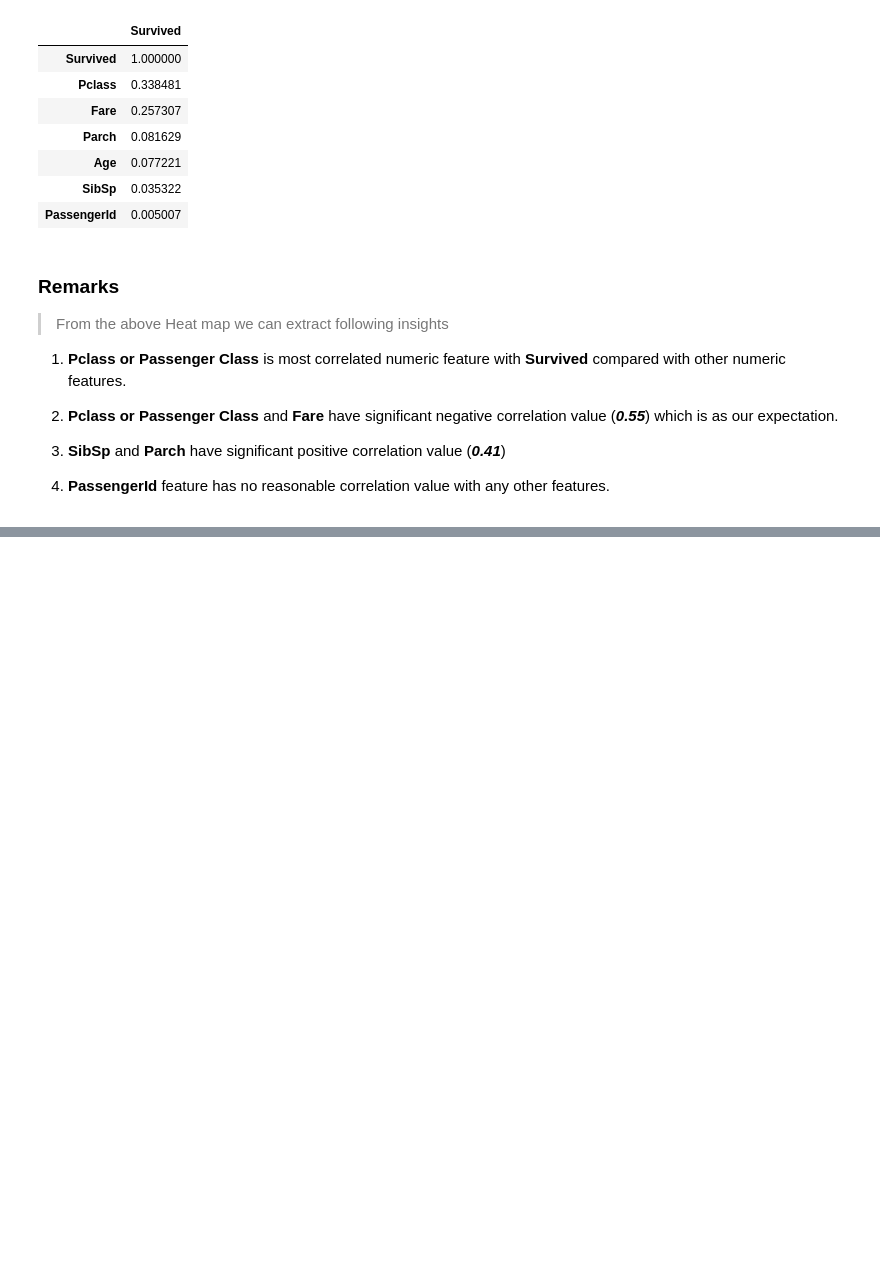
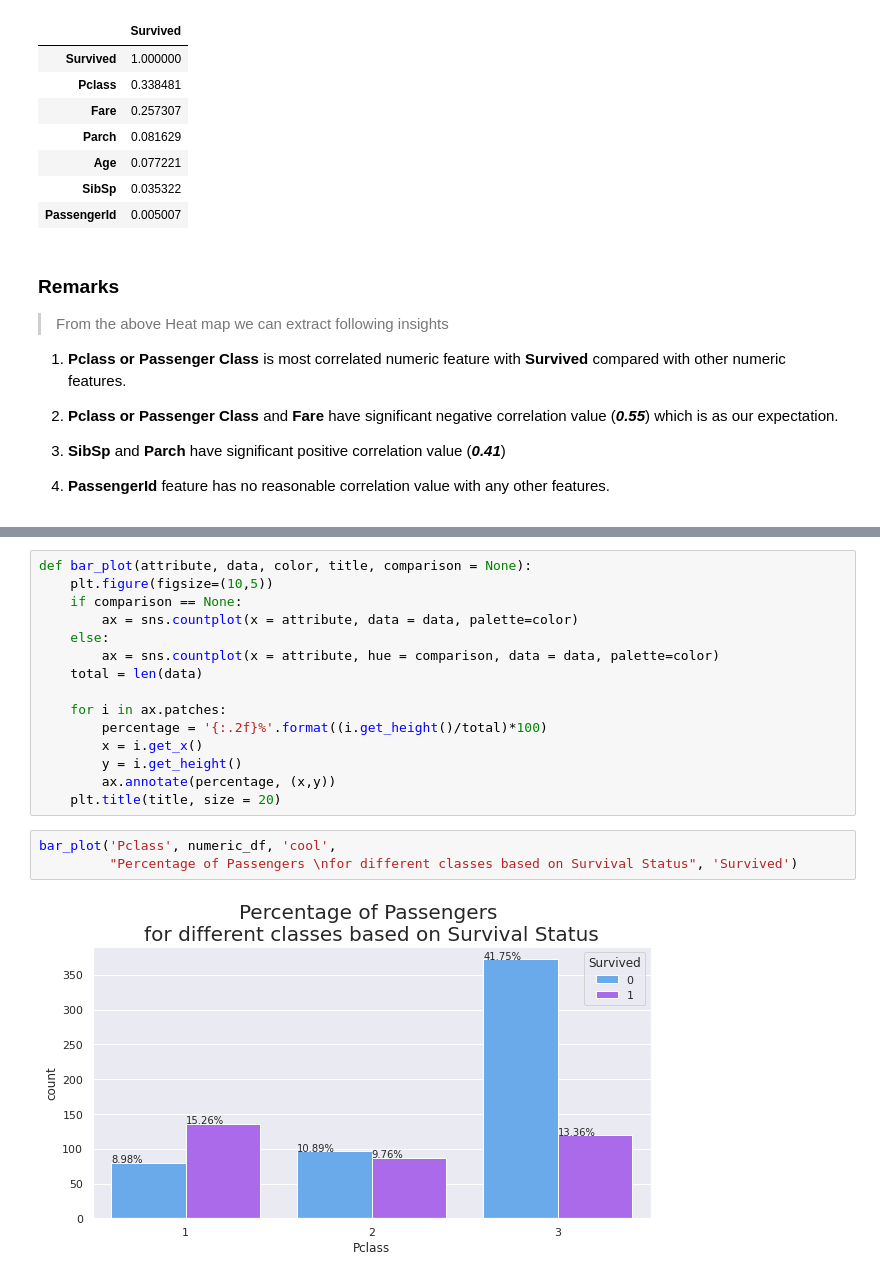
Before and after one commit to SatyaRay003/Titanic-Survival-Prediction, a Jupyter notebook: Titanic_EDA.ipynb, the cells around one changed output, grey strips where cells are left out. Saved outputs shown, nothing was run; the diff lists cells and outputs as text; blank space fills up the shorter version.

```diff
--- a/Titanic_EDA.ipynb
+++ b/Titanic_EDA.ipynb
@@ -134,0 +177,20 @@ sns.pairplot(numeric_df, hue='Survived')
+# %%
+def bar_plot(attribute, data, color, title, comparison = None):
+    plt.figure(figsize=(10,5))
+    if comparison == None:
+        ax = sns.countplot(x = attribute, data = data, palette=color)
+    else:
+        ax = sns.countplot(x = attribute, hue = comparison, data = data, palette=color)
+    total = len(data)
+
+    for i in ax.patches:
+        percentage = '{:.2f}%'.format((i.get_height()/total)*100)
+        x = i.get_x()
+        y = i.get_height()
+        ax.annotate(percentage, (x,y))
+    plt.title(title, size = 20)
+# %%
+bar_plot('Pclass', numeric_df, 'cool',
+         "Percentage of Passengers \nfor different classes based on Survival Status", 'Survived')
+# %% [output]
+[figure, added]
```
Also changed, not shown: parts of 28 cells of this notebook.
